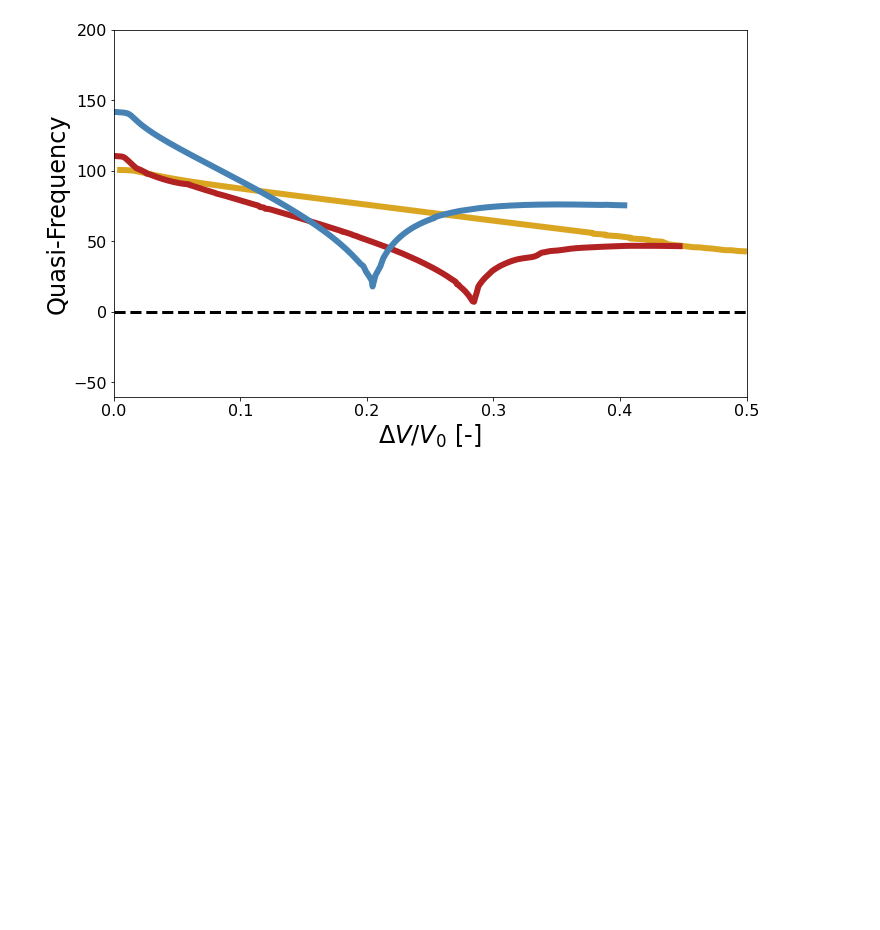
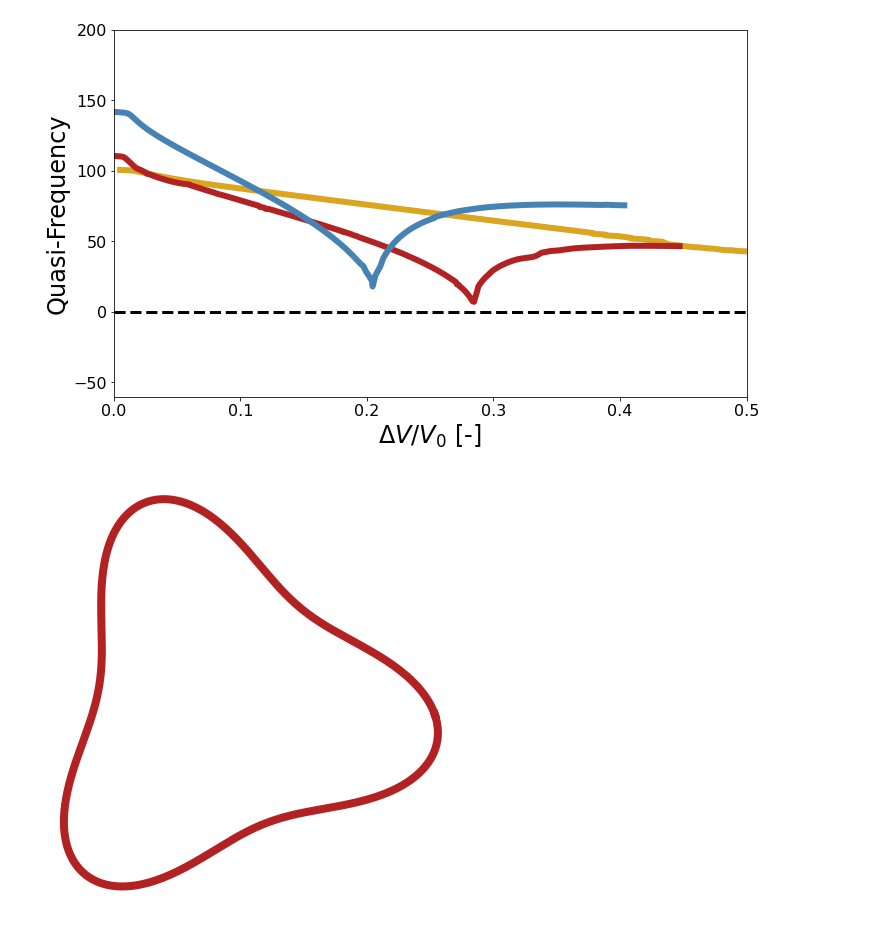
Before and after one commit to bertoldi-collab/buckling-cylinders, a Jupyter notebook: figure_making_ses.ipynb, the cells around one changed output. Saved outputs shown, nothing was run; the diff lists cells and outputs as text; code cells hidden in the pictures; blank space fills up the shorter version.

Commit message:
ran lin modes + exported coord

```diff
--- a/figure_making_ses.ipynb
+++ b/figure_making_ses.ipynb
@@ -623,3 +636,22 @@ improve_plot(ax, xlabel = '$\Delta V/V_0$ [-]', ylabel = 'Quasi-Frequency', ylim
 fig.savefig(f'{folder_out}/freq_twist_only_all.png', dpi = 300)
 # %% [output]
 [figure]
+# %%
+x_plot, y_plot = np.loadtxt('data_out/sim-long-4folds-210_coord_lin_mode.txt', unpack = True)
+x_plot = np.append(x_plot, x_plot[0])
+y_plot = np.append(y_plot, y_plot[0])
+
+fig, ax = plt.subplots(figsize = (6,6), constrained_layout = True)
+ax.plot(x_plot,y_plot, linewidth = linewidth_all + 5, color = color_3folds)
+
+#linewidth_all + 5
+ax.set_aspect('equal', 'box')
+
+ax.axis('off')
+ax.get_xaxis().set_ticks([])
+ax.get_yaxis().set_ticks([])
+# ax.tick_params(axis = 'both', bottom = False, labelbottom = False, left = False, labelleft = False)
+
+fig.savefig(f'{folder_out}/3folds_lin_mode.png', dpi = 300)
+# %% [output]
+[figure, added]
```
Also changed, not shown: parts of 2 cells of this notebook, 24 other files.
